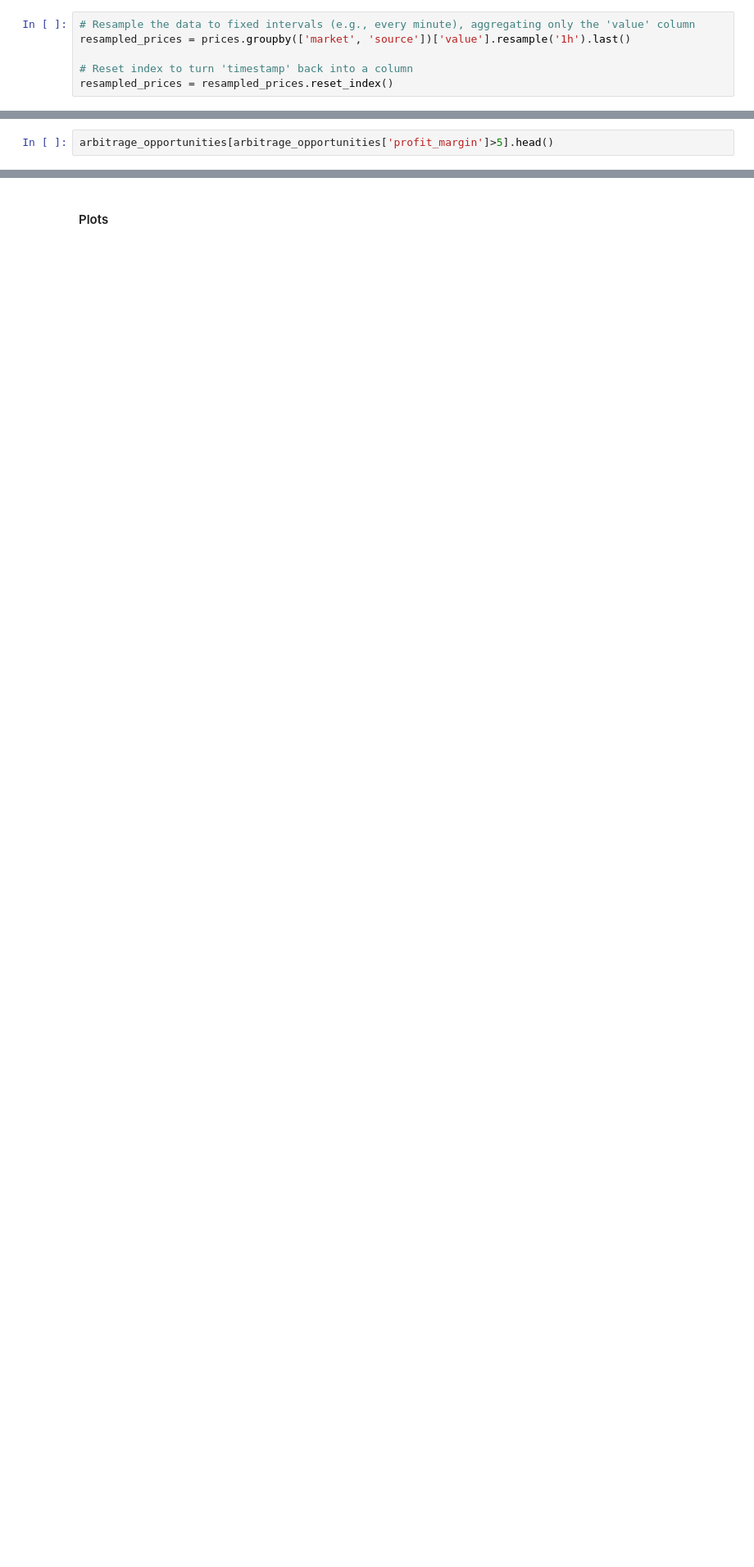
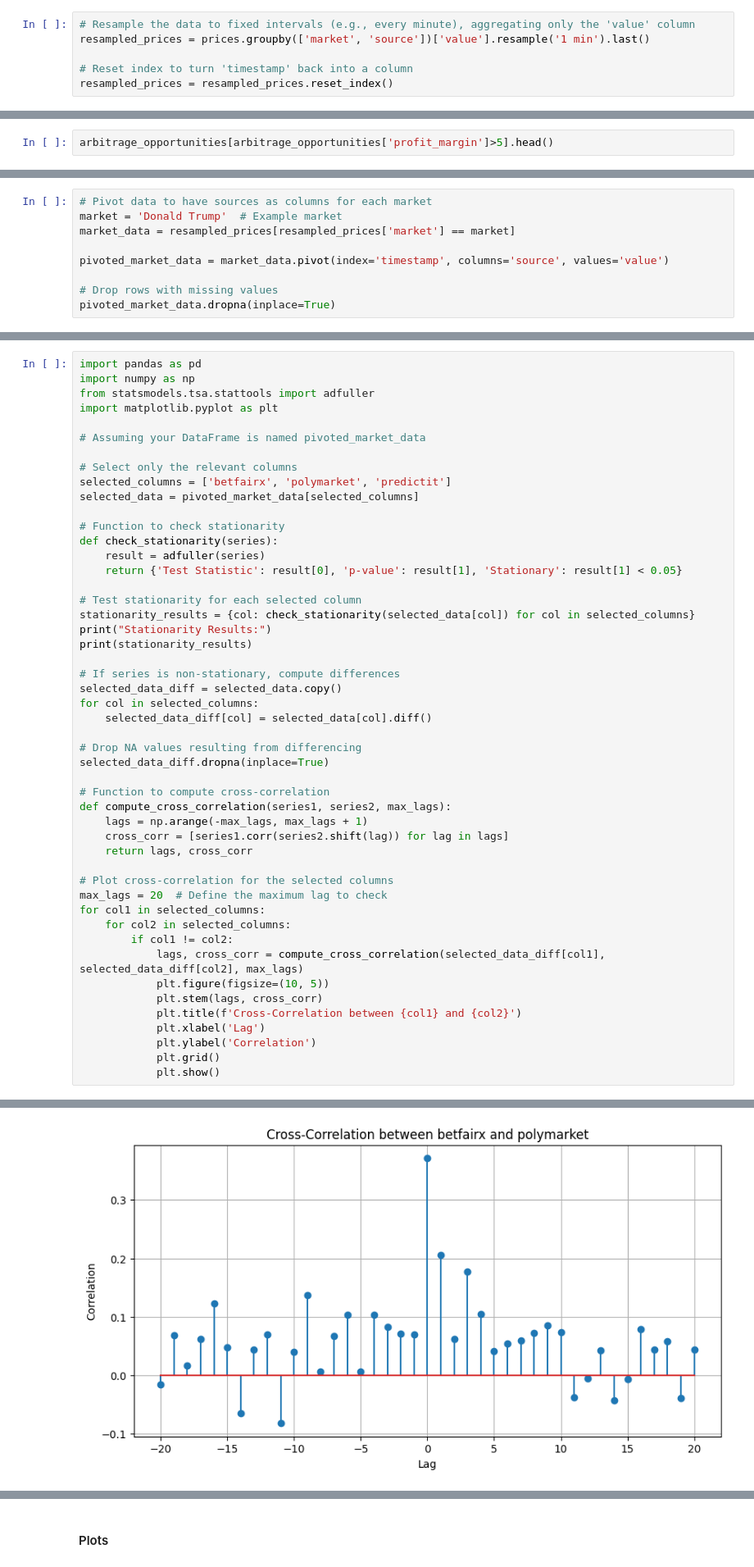
Before and after one commit to Dusoye/bookmaker_arbitrage, a Jupyter notebook: scr/analysis.ipynb, the cells around one changed output, grey strips where cells are left out. Shown at 82% size. Cells and saved outputs as stored; diff of their text form; blank space fills up the shorter version.

Commit message:
add cross correlation

```diff
--- a/scr/analysis.ipynb
+++ b/scr/analysis.ipynb
@@ -80,7 +80,7 @@ print(prices)
 [59174 rows x 4 columns]
 # %%
 # Resample the data to fixed intervals (e.g., every minute), aggregating only the 'value' column
-resampled_prices = prices.groupby(['market', 'source'])['value'].resample('1h').last()
+resampled_prices = prices.groupby(['market', 'source'])['value'].resample('1 min').last()
 
 # Reset index to turn 'timestamp' back into a column
 resampled_prices = resampled_prices.reset_index()
@@ -349,0 +354,9 @@ Potential Profit if Harris Wins: $932.06
+# %%
+# Pivot data to have sources as columns for each market
+market = 'Donald Trump'  # Example market
+market_data = resampled_prices[resampled_prices['market'] == market]
+
+pivoted_market_data = market_data.pivot(index='timestamp', columns='source', values='value')
+
+# Drop rows with missing values
+pivoted_market_data.dropna(inplace=True)
@@ -349,0 +384,50 @@ Potential Profit if Harris Wins: $932.06
+# %%
+import pandas as pd
+import numpy as np
+from statsmodels.tsa.stattools import adfuller
+import matplotlib.pyplot as plt
+
+# Assuming your DataFrame is named pivoted_market_data
+
+# Select only the relevant columns
+selected_columns = ['betfairx', 'polymarket', 'predictit']
+selected_data = pivoted_market_data[selected_columns]
+
+# Function to check stationarity
+def check_stationarity(series):
+    result = adfuller(series)
+    return {'Test Statistic': result[0], 'p-value': result[1], 'Stationary': result[1] < 0.05}
+
+# Test stationarity for each selected column
+stationarity_results = {col: check_stationarity(selected_data[col]) for col in selected_columns}
+print("Stationarity Results:")
+print(stationarity_results)
+
+# If series is non-stationary, compute differences
+selected_data_diff = selected_data.copy()
+for col in selected_columns:
+    selected_data_diff[col] = selected_data[col].diff()
+
+# Drop NA values resulting from differencing
+selected_data_diff.dropna(inplace=True)
+
+# Function to compute cross-correlation
+def compute_cross_correlation(series1, series2, max_lags):
+    lags = np.arange(-max_lags, max_lags + 1)
+    cross_corr = [series1.corr(series2.shift(lag)) for lag in lags]
+    return lags, cross_corr
+
+# Plot cross-correlation for the selected columns
+max_lags = 20  # Define the maximum lag to check
+for col1 in selected_columns:
+    for col2 in selected_columns:
+        if col1 != col2:
+            lags, cross_corr = compute_cross_correlation(selected_data_diff[col1], selected_data_diff[col2], max_lags)
+            plt.figure(figsize=(10, 5))
+            plt.stem(lags, cross_corr)
+            plt.title(f'Cross-Correlation between {col1} and {col2}')
+            plt.xlabel('Lag')
+            plt.ylabel('Correlation')
+            plt.grid()
+            plt.show()
+# %% [output]
@@ -349,0 +436 @@ Potential Profit if Harris Wins: $932.06
+[figure, added]
```
Also changed, not shown: parts of 10 cells of this notebook.
